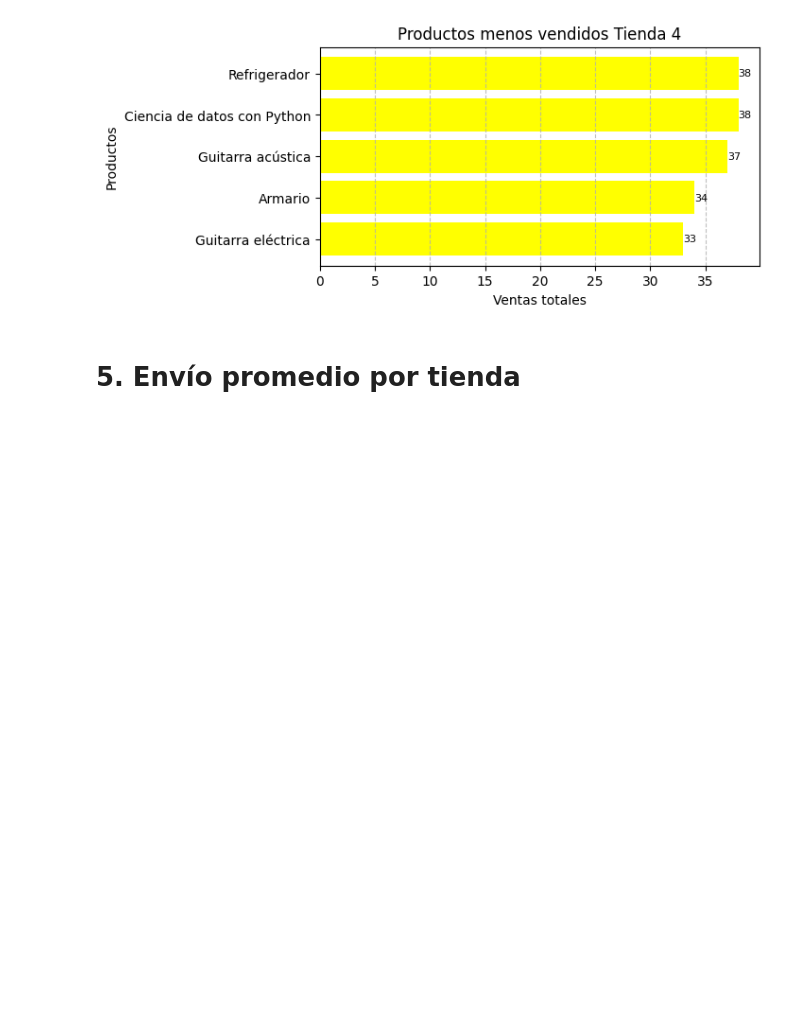
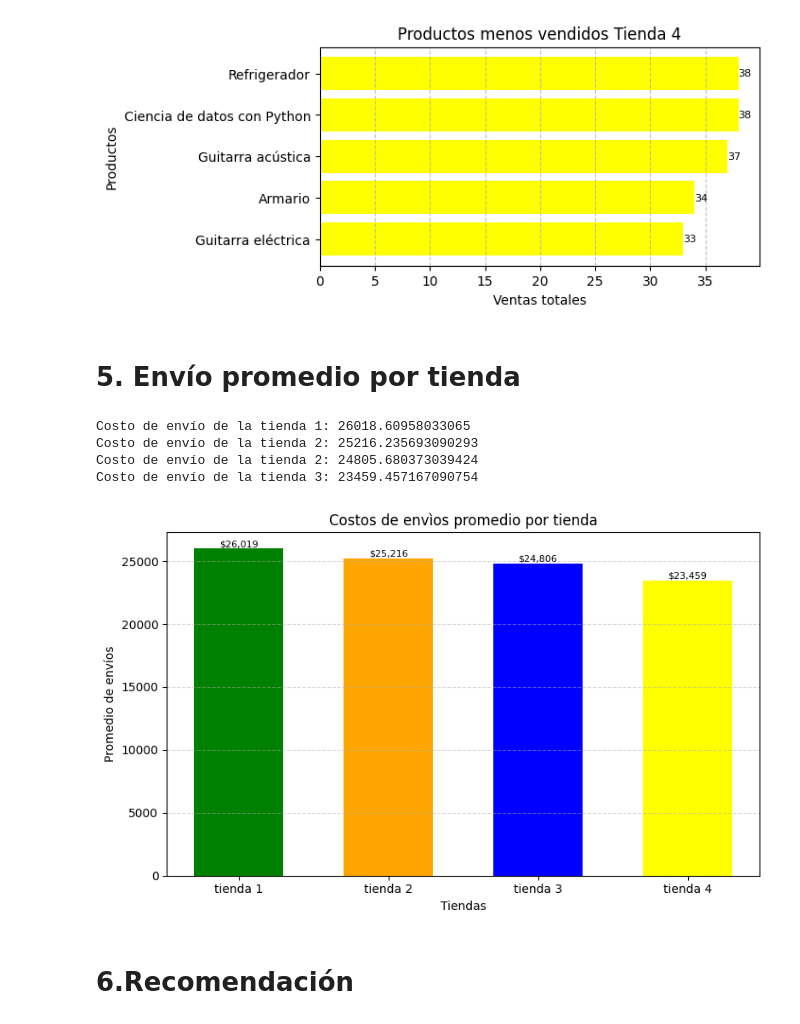
Before and after one commit to maximo-he/Challenge-Alura-Store, a Jupyter notebook: AluraStoreLatam.ipynb, the cells around one changed output. Drawn from its saved outputs; the diff is of its cells as text; code cells hidden in the pictures; blank space fills up the shorter version.

```diff
--- a/AluraStoreLatam.ipynb
+++ b/AluraStoreLatam.ipynb
@@ -304,0 +303,40 @@ import matplotlib.pyplot as plt
+# %%
+import matplotlib.pyplot as plt
+
+costoEnvioTienda = tienda['Costo de envío'].mean()
+costoEnvioTienda2 = tienda2['Costo de envío'].mean()
+costoEnvioTienda3 = tienda3['Costo de envío'].mean()
+costoEnvioTienda4 = tienda4['Costo de envío'].mean()
+
+print('Costo de envío de la tienda 1:', costoEnvioTienda)
+print('Costo de envío de la tienda 2:', costoEnvioTienda2)
+print('Costo de envío de la tienda 2:', costoEnvioTienda3)
+print('Costo de envío de la tienda 3:', costoEnvioTienda4)
+# %% [output]
+Costo de envío de la tienda 1: 26018.60958033065
+Costo de envío de la tienda 2: 25216.235693090293
+Costo de envío de la tienda 2: 24805.680373039424
+Costo de envío de la tienda 3: 23459.457167090754
+# %%
+#Gráfico de envíos promedio por tienda
+listaTiendas = ['tienda 1', 'tienda 2', 'tienda 3', 'tienda 4']
+costosEnvios = [costoEnvioTienda, costoEnvioTienda2, costoEnvioTienda3, costoEnvioTienda4]
+colores = ['green', 'orange', 'blue', 'yellow']
+plt.figure(figsize=(8, 5))
+barras = plt.bar(listaTiendas, costosEnvios, width=0.6, color=colores)
+plt.title('Costos de envìos promedio por tienda')
+plt.xlabel('Tiendas')
+plt.ylabel('Promedio de envíos')
+plt.grid(axis='y', linestyle='--', alpha=0.5)
+
+#Agrega etiquetas as barras
+for barra in barras:
+  valory = barra.get_height()
+  plt.text(barra.get_x() + barra.get_width()/2, valory, f"${valory:,.0f}", ha='center', va='bottom', fontsize=8)
+
+plt.tight_layout()
+plt.show()
+# %% [output]
+[figure, added]
+# %% [markdown]
+# 6.Recomendación
```
Also changed, not shown: parts of 2 cells of this notebook.
